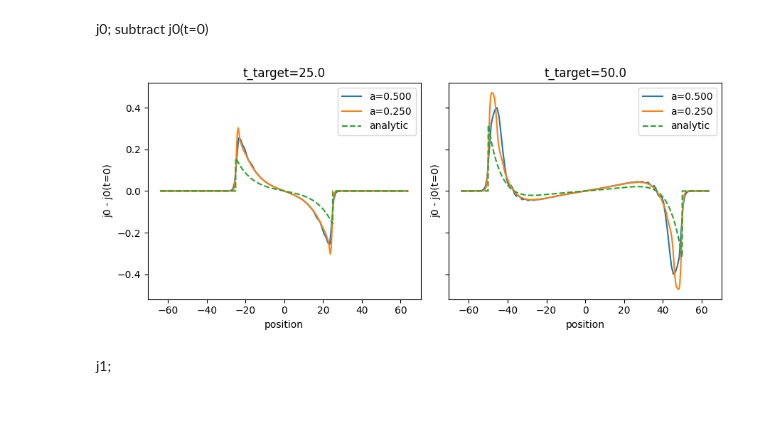
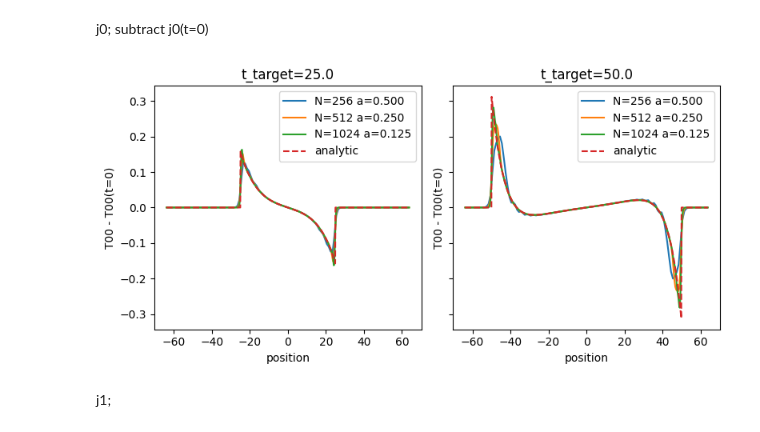
Before and after one commit to marekrams/jffs, a Jupyter notebook: plot_evolution_test_zero_mass.ipynb, the cells around one changed output. Cells and saved outputs as stored; diff of their text form; code cells hidden in the pictures.

```diff
--- a/plot_evolution_test_zero_mass.ipynb
+++ b/plot_evolution_test_zero_mass.ipynb
@@ -146,41 +44,9 @@ fig.tight_layout()
 # %% [markdown]
 j0; subtract j0(t=0)
-# %%
-fig, ax = plt.subplots(1, 2, sharex=True, sharey=True, figsize=(9, 4))
-
-for j, t_target in enumerate([25, 50]):
-    ax[j].set_title(f"{t_target=:0.1f}")
-    ax[j].set_xlabel("position")
-    ax[j].set_ylabel("j0 - j0(t=0)")
-    for N, a in Nas:
-        tm = data[ind(N, a)]["time"]
-        ii = np.argmin(np.abs(tm - t_target))
-        ee0 = data[ind(N, a)]["j0"][0]
-        ee = data[ind(N, a)]["j0"][ii]
-        ee = ee - ee0
-
-        ns = a * (np.arange(0.5, N, 2) - (N - 1) / 2)
-
-        ax[j].plot(ns, ee, label=f"{a=:0.3f}")
-
-    xmax = 64
-    N = 1024
-    mb = g / np.sqrt(np.pi)
-    x = np.linspace(-xmax, xmax, N)
-    t = t_target
-    tl0 = t**2 - x**2
-    tl = tl0.copy()
-    tl[tl0 <= 0] = 1e-10
-    arg = mb * np.sqrt(tl)
-    aj0 = -mb * (x / np.sqrt(tl)) * jv(1, arg)
-    aj0[tl0 <= 0] = 0
-    ax[j].plot(x, aj0, '--', label='analytic')
-    ax[j].legend()
-
-fig.tight_layout()
-
-# factor of 2 missing somewhere
-# %% [output]
-[figure, removed]
+# %%
+m = 0
+plot_comparison("j0", [25, 50], data, Nas, m, g, f_analytic=fj0, subtract_t0=True, avarage_nn=False)
+# %% [output]
+[figure, added]
 # %% [markdown]
 j1;
```
Also changed, not shown: parts of 18 cells of this notebook, 9 other files.
